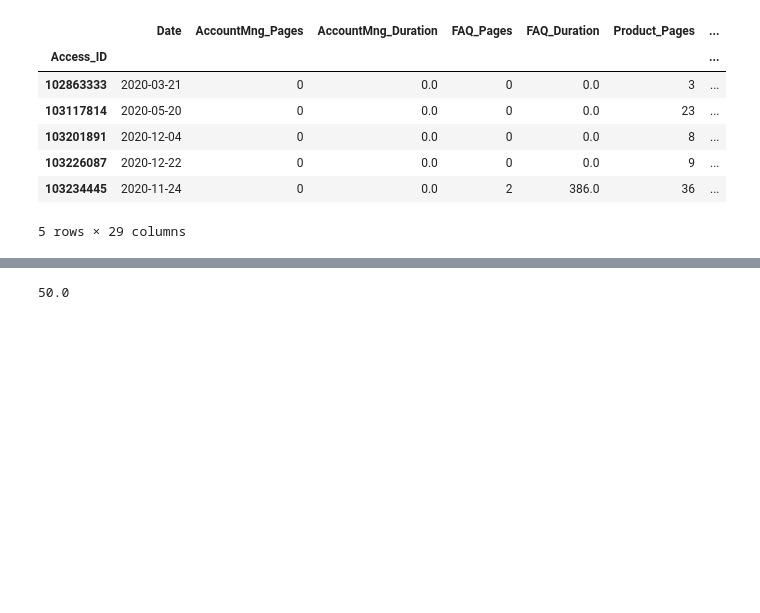
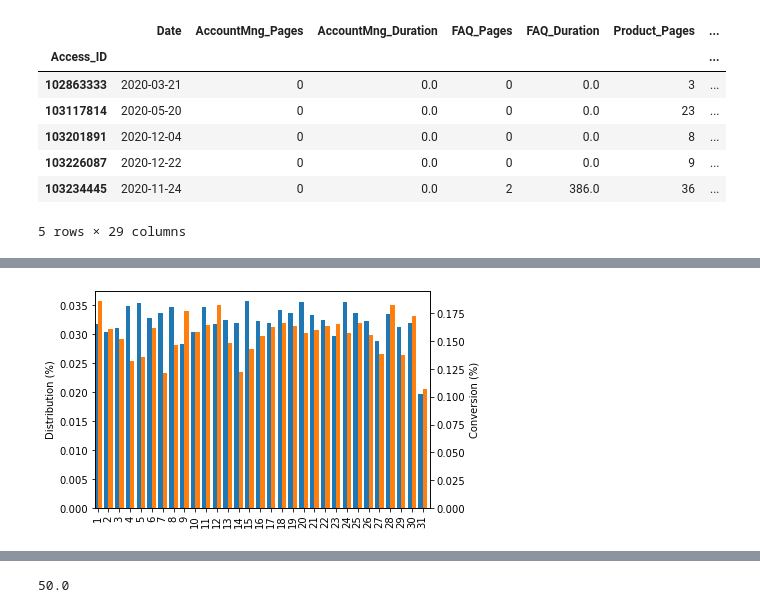
Before and after one commit to miguelince/propensity-to-buy, a Jupyter notebook: code/training_code.ipynb, the cells around one changed output, grey strips where cells are left out. Saved outputs shown, nothing was run; the diff lists cells and outputs as text; code cells hidden in the pictures; blank space fills up the shorter version.

```diff
--- a/code/training_code.ipynb
+++ b/code/training_code.ipynb
@@ -179,10 +194,10 @@ plt.show()
 # %%
 # Prepare figure. Create individual axes where each bar plot will be placed
-fig, axes = plt.subplots(2, ceil(len(cat_vars) / 2), figsize=(30, 15))
+# fig, axes = plt.subplots(2, ceil(len(cat_vars) / 2), figsize=(30, 15))
 
-# Plot data
-# Iterate across axes objects and associate each histogram (hint: use the ax.hist() instead of plt.hist()):
-for ax, feat in zip(axes.flatten(), cat_vars): # Notice the zip() function and flatten() method
-    ax.bar(height=list(df_train.groupby(feat).Buy.agg('mean')*100), x=list(df_train[feat].value_counts().index))
-    ax.set_title(feat, y=-0.15)
-plt.show()
+# # Plot data
+# # Iterate across axes objects and associate each histogram (hint: use the ax.hist() instead of plt.hist()):
+# for ax, feat in zip(axes.flatten(), cat_vars): # Notice the zip() function and flatten() method
+#     ax.bar(height=list(df_train.groupby(feat).Buy.agg('mean')*100), x=list(df_train[feat].value_counts().index))
+#     ax.set_title(feat, y=-0.15)
+# plt.show()
@@ -241,0 +240,20 @@ df_train.describe().T
+# %%
+## function to plot categorical variables distribution and conversion by each of the levels
+
+def plot_feat (df,feat):
+
+    dist = pd.Series(df[feat].value_counts(normalize=True), name='Distribution')
+    prop = pd.Series(df.groupby(feat).Buy.agg('mean'), name='Conversion')
+    dt = pd.concat([dist,prop], axis=1)
+
+    fig = plt.figure() # Create matplotlib figure
+
+    ax = fig.add_subplot(111) # Create matplotlib axes
+    ax2 = ax.twinx() # Create another axes that shares the same x-axis as ax.
+    dt['Distribution'].plot(kind='bar', color='tab:blue', ax=ax, width=0.4, position=1)
+    dt['Conversion'].plot(kind='bar', color='tab:orange', ax=ax2, width=0.4, position=0)
+
+    ax.set_ylabel('Distribution (%)')
+    ax2.set_ylabel('Conversion (%)')
+
+    plt.show()
@@ -242,3 +262,7 @@ df_train.describe().T
+# %%
+plot_feat(df_train, 'Day_Access')
+# %% [output]
+[figure, added]
 # %%
 ## encoding
 
```
Also changed, not shown: parts of 54 cells of this notebook, 1 other file.
